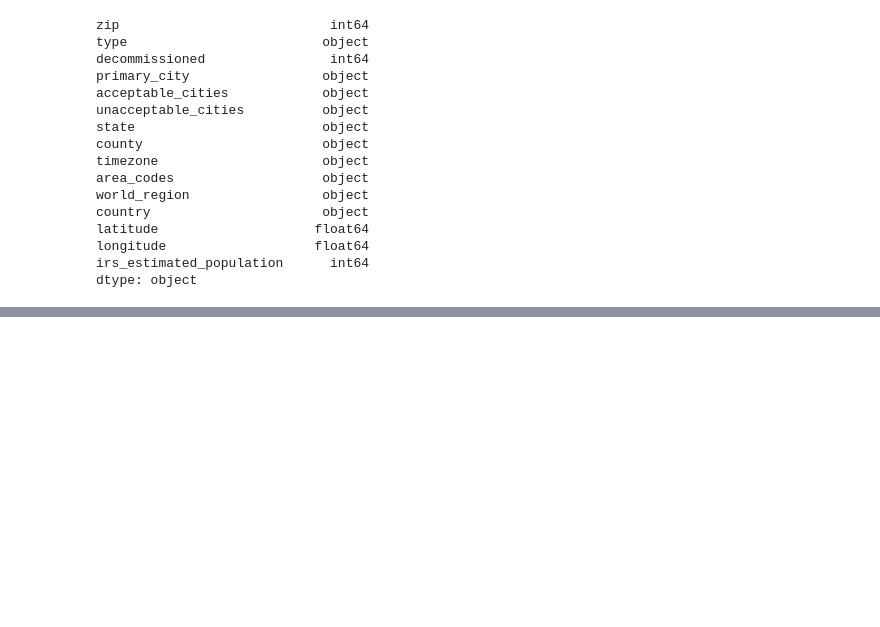
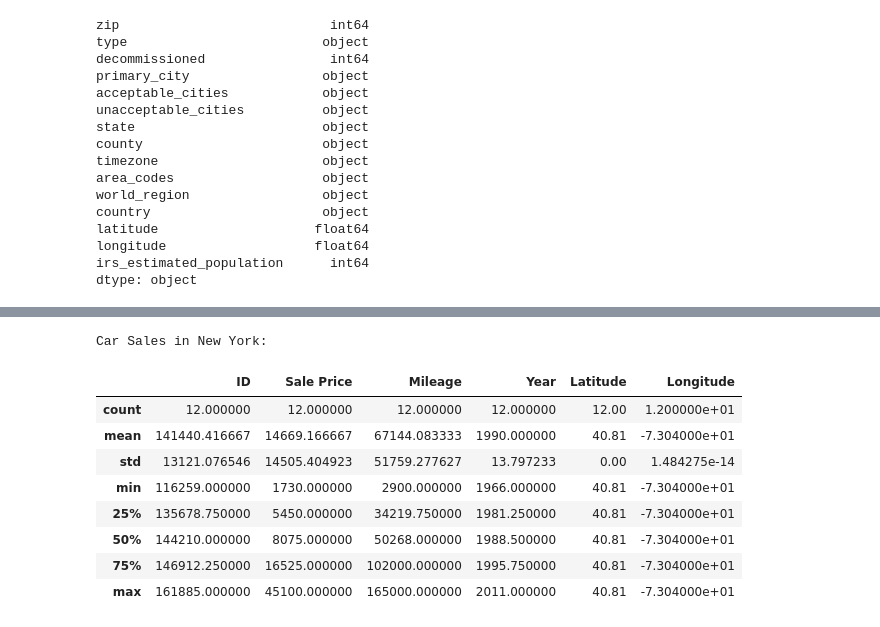
Before and after one commit to briansmy/CSE487, a Jupyter notebook: Project/car_sales_cleaning_eda.ipynb, the cells around one changed output, grey strips where cells are left out. Cells and saved outputs as stored; diff of their text form; code cells hidden in the pictures; blank space fills up the shorter version.

```diff
--- a/Project/car_sales_cleaning_eda.ipynb
+++ b/Project/car_sales_cleaning_eda.ipynb
@@ -158,16 +158,24 @@ string_columns = zipcodes.select_dtypes(["object"])
 zipcodes[string_columns.columns] = string_columns.apply(lambda s: s.str.strip()).apply(lambda s: s.str.upper())
 
 # Format zip column in car sales dataset
-cars["Zip"] = cars["Zip"].apply(lambda x: str(x).strip(r"*"))
+cars["Zip"] = cars["Zip"].apply(lambda x: str(x).strip("*"))
+# cars.dropna(subset=["Zip"])
+# cars["Zip"] = cars["Zip"].apply(lambda s: np.int64(s))
 zipcodes["Zip"] = zipcodes["Zip"].apply(lambda s: str(s))
+print(zipcodes.dtypes)
 print(len(zipcodes))
+
 # Create different sample to perform location based analysis, remove zipcode from main dataset
 carsWithZip = cars[cars["Zip"].str.len() < 5]
+print(carsWithZip.dtypes)
 print(len(carsWithZip))
 cars = cars[["ID", "Sale Price", "Mileage", "Make", "Model", "Year", "Engine", "Vehicle Class", "Drive"]]
 
 # Merge cars dataframe with zipcodes dataframe
-# carsWithZip = carsWithZip.merge(right=zipcodes, how="inner", left_on="Zip", right_on="Zip")
-carsWithZip.assign(State=lambda s: zipcodes[zipcodes.Zip == s.Zip].State)
+# carsWithZip = carsWithZip.merge(right=zipcodes, how="left", left_on="Zip", right_on="Zip")
+def zip_lookup(zipcode):
+
+
+carsWithZip = carsWithZip.set_index("Zip").join(other=zipcodes.set_index("Zip"), on="Zip", how="inner", lsuffix="_cars", rsuffix="_zips")
 carsWithZip.count()
 # %% [output]
@@ -177,8 +215,19 @@ ValueError: Can only compare identically-labeled Series objects
 # %%
 # Some EDA on car sales in different states:
 print("Car Sales in New York:")
-carsWithZipNY = carsWithZip[carsWithZip.State == "NY"]
+carsWithZipNY = carsWithZip[carsWithZip["State"] == "NY"]
 carsWithZipNY.describe()
+# %% [output]
+Car Sales in New York:
+|  | ID | Sale Price | Mileage | Year | Latitude | Longitude |
+| count | 12.000000 | 12.000000 | 12.000000 | 12.000000 | 12.00 | 1.200000e+01 |
+| mean | 141440.416667 | 14669.166667 | 67144.083333 | 1990.000000 | 40.81 | -7.304000e+01 |
+| std | 13121.076546 | 14505.404923 | 51759.277627 | 13.797233 | 0.00 | 1.484275e-14 |
+| min | 116259.000000 | 1730.000000 | 2900.000000 | 1966.000000 | 40.81 | -7.304000e+01 |
+| 25% | 135678.750000 | 5450.000000 | 34219.750000 | 1981.250000 | 40.81 | -7.304000e+01 |
+| 50% | 144210.000000 | 8075.000000 | 50268.000000 | 1988.500000 | 40.81 | -7.304000e+01 |
+| 75% | 146912.250000 | 16525.000000 | 102000.000000 | 1995.750000 | 40.81 | -7.304000e+01 |
+| max | 161885.000000 | 45100.000000 | 165000.000000 | 2011.000000 | 40.81 | -7.304000e+01 |
 # %%
 print("Car Sales in California:")
 carsWithZipCA = carsWithZip[carsWithZip["State"] == "CA"]
```
Also changed, not shown: parts of 4 cells of this notebook.
